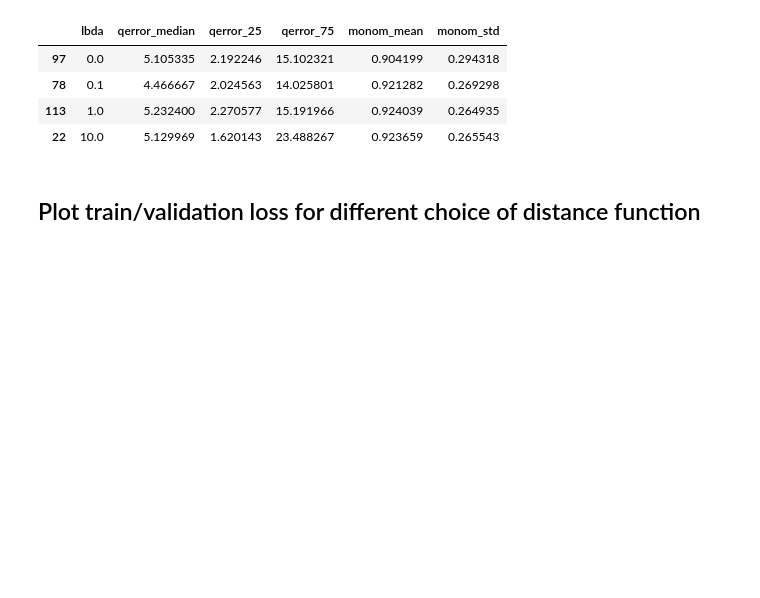
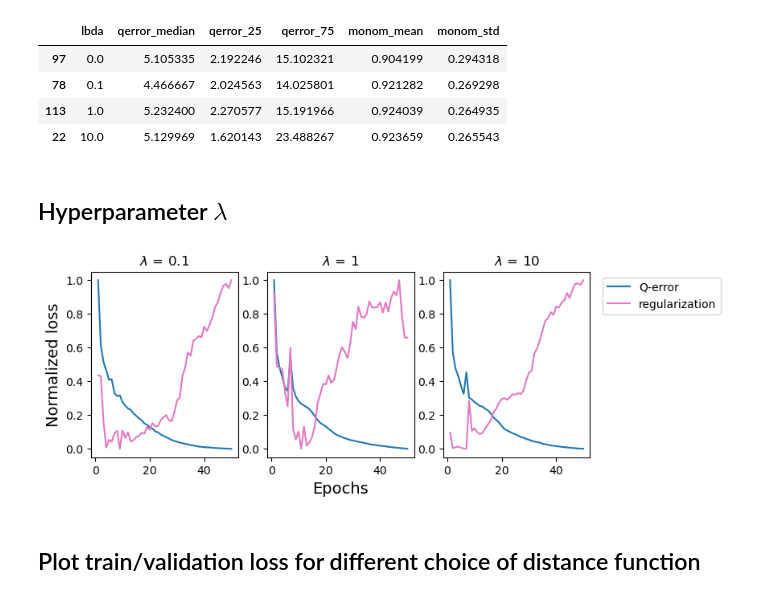
Before and after one commit to agil27/RegCard, a Jupyter notebook: result_analysis.ipynb, the cells around one changed output. Cells and saved outputs as stored; diff of their text form; code cells hidden in the pictures; blank space fills up the shorter version.

```diff
--- a/result_analysis.ipynb
+++ b/result_analysis.ipynb
@@ -149,6 +149,53 @@ selected_df[['lbda', 'qerror_median', 'qerror_25', 'qerror_75', 'monom_mean', 'm
 | 78 | 0.1 | 4.466667 | 2.024563 | 14.025801 | 0.921282 | 0.269298 |
 | 113 | 1.0 | 5.232400 | 2.270577 | 15.191966 | 0.924039 | 0.264935 |
 | 22 | 10.0 | 5.129969 | 1.620143 | 23.488267 | 0.923659 | 0.265543 |
+# %% [markdown]
+## Hyperparameter $\lambda$
+# %%
+num_hidden_units = 256
+soften = 10000
+reg_dist_metric = 'jaccard'
+
+fig = plt.figure(figsize=(8, 3))
+ax_total = fig.add_subplot(111)
+ax1 = fig.add_subplot(131)
+ax2 = fig.add_subplot(132)
+ax3 = fig.add_subplot(133)
+axs = [ax1, ax2, ax3]
+
+def normalize(arr):
+    arr_min, arr_max = np.amin(arr), np.amax(arr)
+    return (arr - arr_min) / (arr_max - arr_min)
+
+lbdas = [0.1, 1, 10]
+x_vals = np.linspace(1, 50, 50)
+for ax, lbda in zip(axs, lbdas):
+    row = gs_result[(gs_result.lbda == lbda) & (gs_result.soften == soften) & (gs_result.num_hidden_units == num_hidden_units) & (gs_result.reg_dist_metric == reg_dist_metric)].iloc[0]
+    ts = row['timestamp']
+    log_df = pd.read_csv(os.path.join('logs', 'grid_search', ts, 'train_log.csv'))
+    q_loss = normalize(log_df.val_loss_q)
+    reg_loss = normalize(log_df.val_loss_reg)
+
+    ax.plot(x_vals, q_loss, label='Q-error', c='tab:blue')
+    ax.plot(x_vals, reg_loss, label='regularization', c='tab:pink')
+
+    ax.set_title('$\lambda$ = {}'.format(lbda))
+
+    if lbda == 10:
+        ax.legend(loc='upper left', bbox_to_anchor=(1.05, 1))
+
+ax_total.spines['top'].set_color('none')
+ax_total.spines['bottom'].set_color('none')
+ax_total.spines['left'].set_color('none')
+ax_total.spines['right'].set_color('none')
+ax_total.tick_params(labelcolor='w', top=False, bottom=False, left=False, right=False)
+
+ax_total.set_xlabel('Epochs', fontsize=14)
+ax_total.set_ylabel('Normalized loss', fontsize=14)
+
+plt.savefig('figures/q_reg_loss.pdf', bbox_inches='tight')
+# %% [output]
+[figure, added]
 # %% [markdown]
 ## Plot train/validation loss for different choice of distance function
 # %%
```
Also changed, not shown: parts of 2 cells of this notebook, 4 other files.
